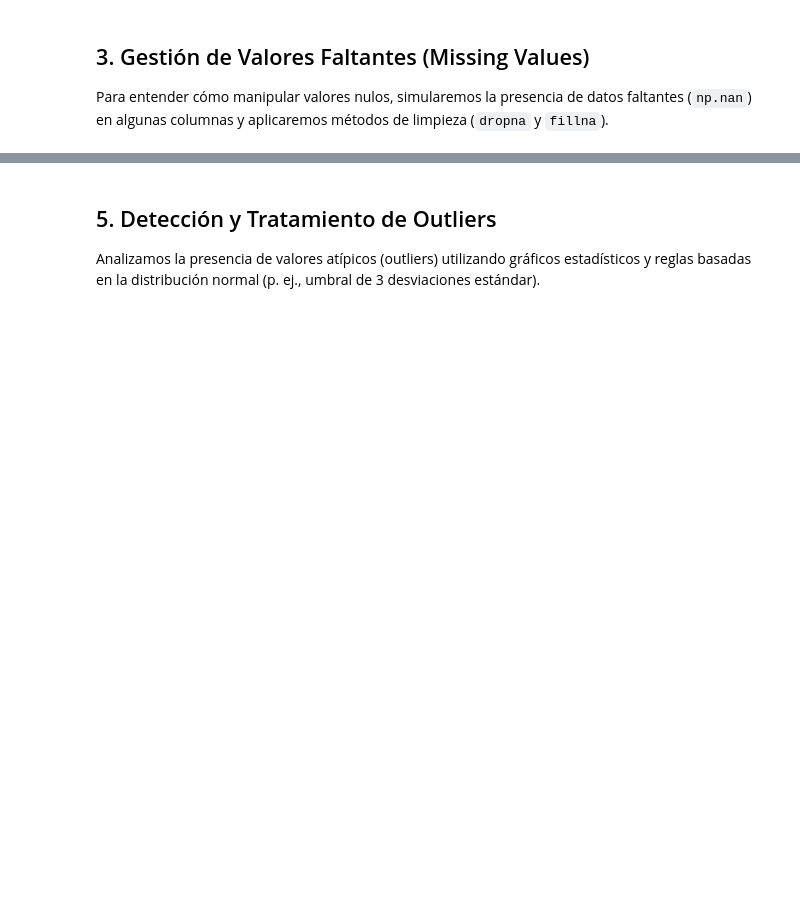
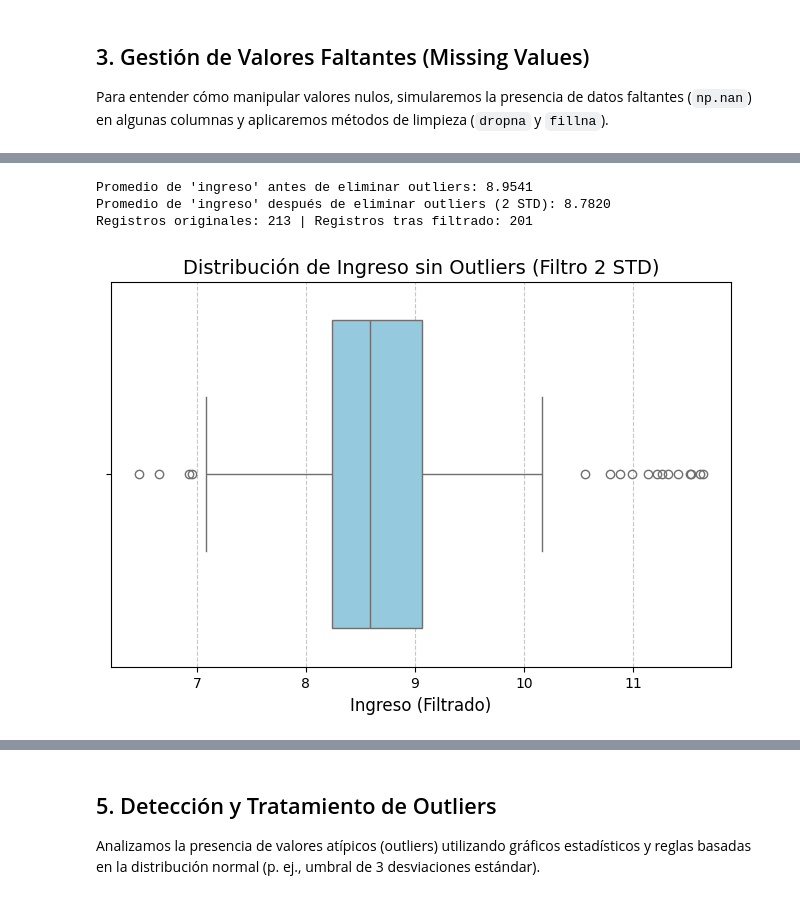
Before and after one commit to cnunezc/Diplomado-Data-Analytics-para-CdG, a Jupyter notebook: Clase 5/Clase 5.ipynb, the cells around one changed output, grey strips where cells are left out. Cells and saved outputs as stored; diff of their text form; code cells hidden in the pictures; blank space fills up the shorter version.

```diff
--- a/Clase 5/Clase 5.ipynb
+++ b/Clase 5/Clase 5.ipynb
@@ -89,0 +203,35 @@ La estandarización reescala las variables numéricas para que tengan una media
+# %%
+import numpy as np
+import matplotlib.pyplot as plt
+import seaborn as sns
+
+# 1. Promedio antes de eliminar extremos (usando la variable 'data' que ya está cargada)
+original_mean = data['ingreso'].mean()
+print(f"Promedio de 'ingreso' antes de eliminar outliers: {original_mean:.4f}")
+
+# 2. Definir el umbral de 2 desviaciones estándar
+mean_val = data['ingreso'].mean()
+std_val = data['ingreso'].std()
+
+# Filtrar manteniendo los valores dentro de +- 2 desviaciones estándar
+data_no_outliers_2std = data[
+    np.abs(data['ingreso'] - mean_val) <= 2 * std_val
+]
+
+# 3. Promedio después de eliminar extremos
+new_mean = data_no_outliers_2std['ingreso'].mean()
+print(f"Promedio de 'ingreso' después de eliminar outliers (2 STD): {new_mean:.4f}")
+print(f"Registros originales: {len(data)} | Registros tras filtrado: {len(data_no_outliers_2std)}")
+
+# 4. Graficar el nuevo box-plot de la variable filtrada
+plt.figure(figsize=(8, 5))
+sns.boxplot(x=data_no_outliers_2std['ingreso'], color='skyblue')
+plt.title('Distribución de Ingreso sin Outliers (Filtro 2 STD)', fontsize=14)
+plt.xlabel('Ingreso (Filtrado)', fontsize=12)
+plt.grid(axis='x', linestyle='--', alpha=0.7)
+plt.show()
+# %% [output]
+Promedio de 'ingreso' antes de eliminar outliers: 8.9541
+Promedio de 'ingreso' después de eliminar outliers (2 STD): 8.7820
+Registros originales: 213 | Registros tras filtrado: 201
+[figure, added]
```
Also changed, not shown: parts of 20 cells of this notebook, 6 other files.
